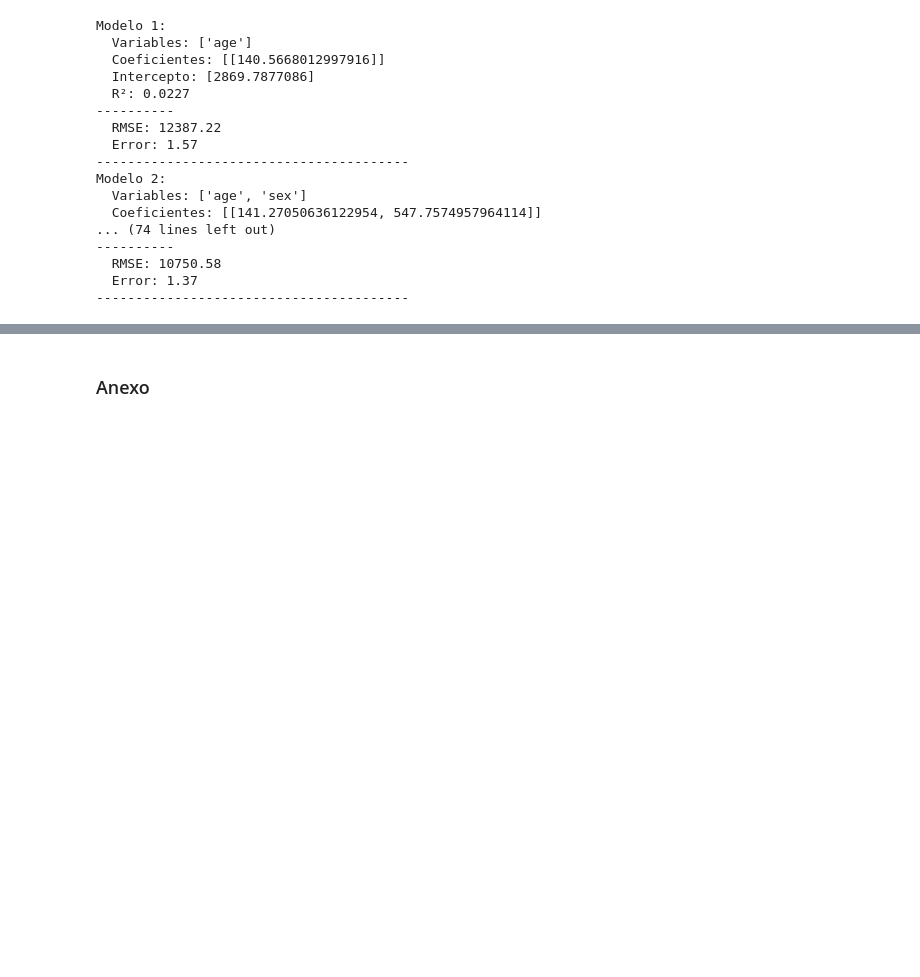
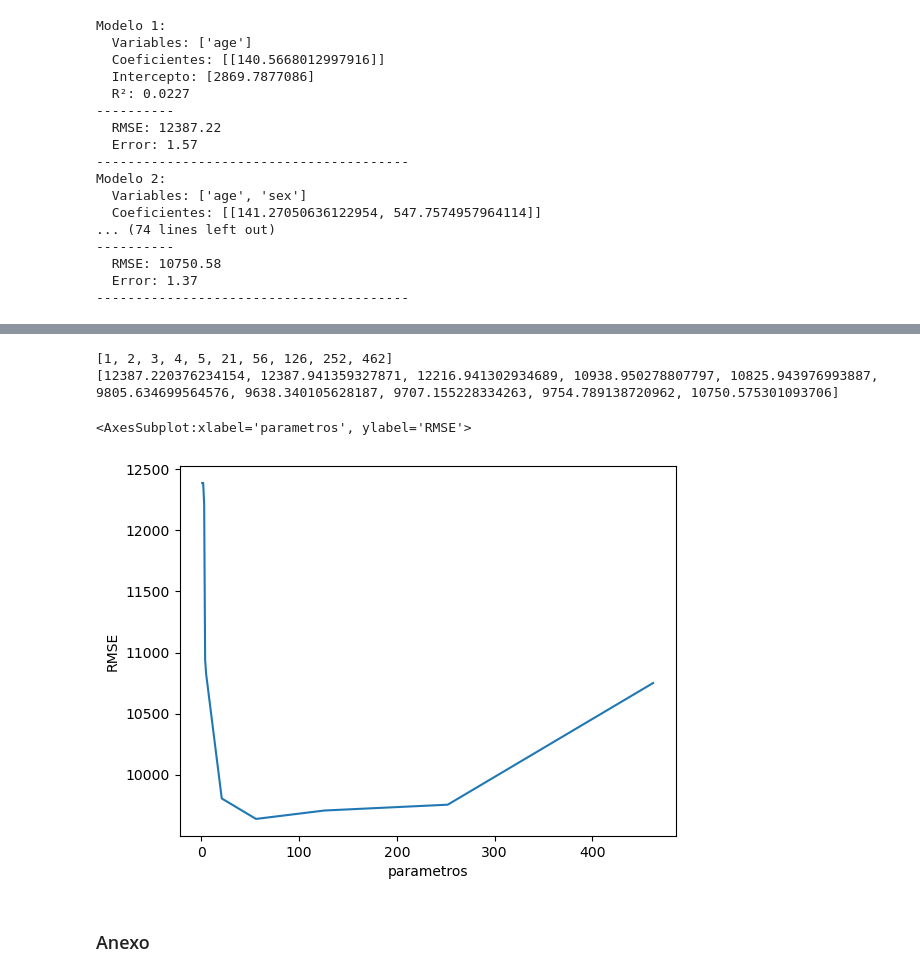
Before and after one commit to ebqz7/Machine_Learning_TP, a Jupyter notebook: TP1/scripts/Code.ipynb, the cells around one changed output, grey strips where cells are left out. Drawn from its saved outputs; the diff is of its cells as text; code cells hidden in the pictures; blank space fills up the shorter version.

```diff
--- a/TP1/scripts/Code.ipynb
+++ b/TP1/scripts/Code.ipynb
@@ -384,3 +398,29 @@ modelo
+# %%
+parametros = []
+RMSE = []
+
+for i in range(0,10):
+    for c in resultados[i]['coeficientes']:
+        coeficientes = len(c)
+        parametros.append(coeficientes)
+    RMSE.append(resultados[i]['RMSE'])
+# %%
+print(parametros)
+print(RMSE)
+# %% [output]
+[1, 2, 3, 4, 5, 21, 56, 126, 252, 462]
+[12387.220376234154, 12387.941359327871, 12216.941302934689, 10938.950278807797, 10825.943976993887, 9805.634699564576, 9638.340105628187, 9707.155228334263, 9754.789138720962, 10750.575301093706]
+# %%
+graph = pd.DataFrame({
+    'parametros': parametros,
+    'RMSE': RMSE
+})
+
+
+sns.lineplot(data=graph, x="parametros", y="RMSE")
+# %% [output]
+<AxesSubplot:xlabel='parametros', ylabel='RMSE'>
+[figure, added]
 # %% [markdown]
 ### Anexo
 # %%
```
Also changed, not shown: parts of 5 cells of this notebook, 3 other files.
